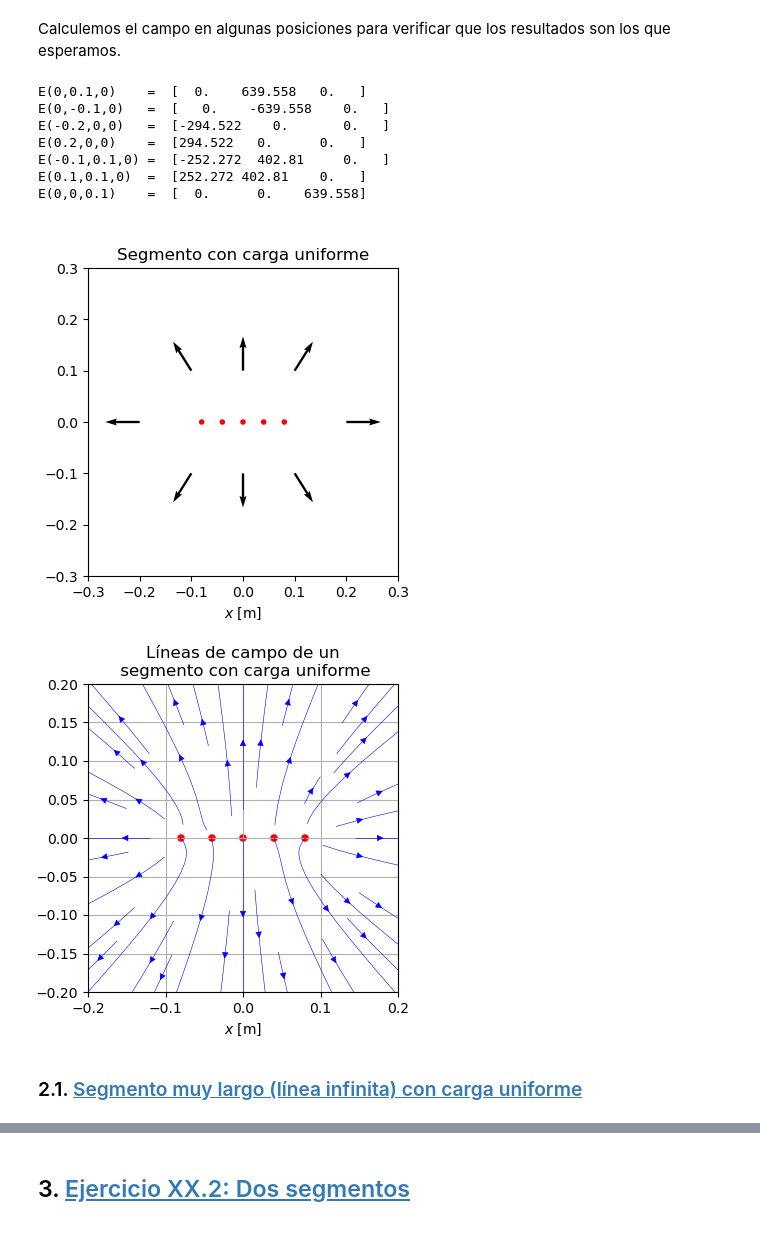
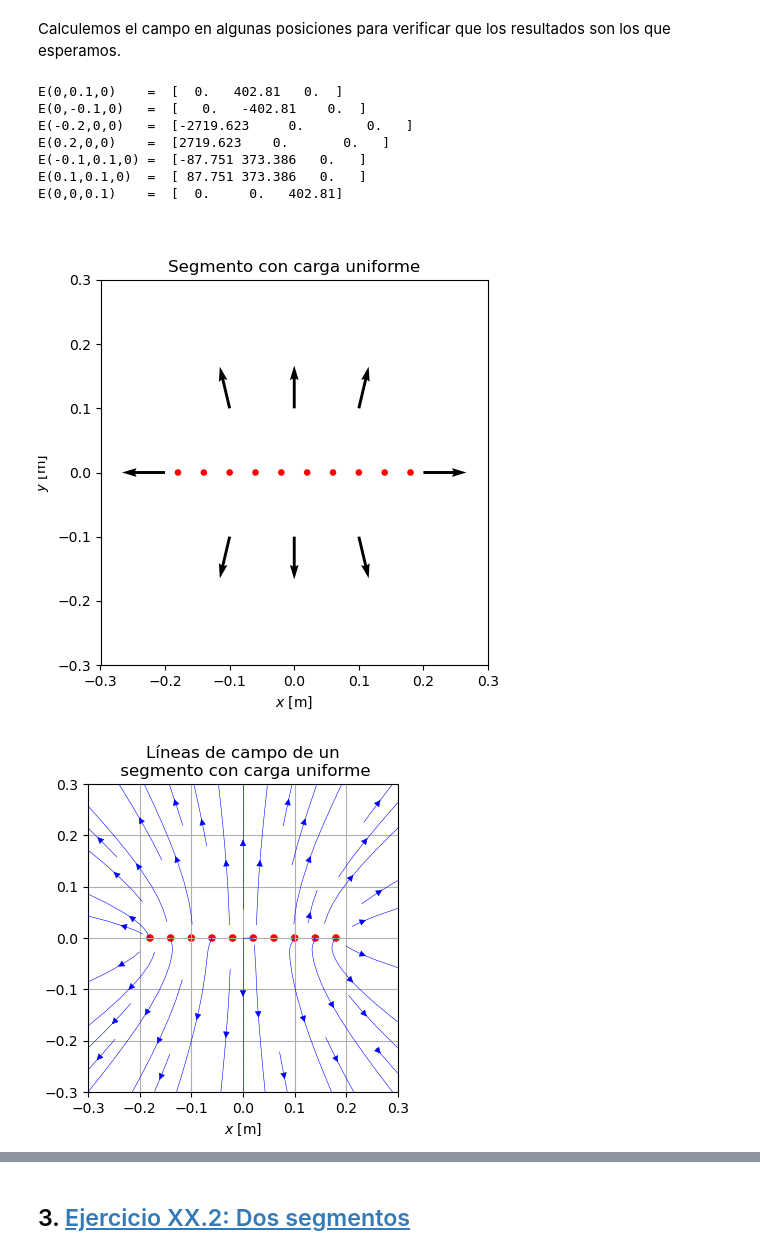
Before and after one commit to epplugins/UTN, a Jupyter notebook: electromagnetismo/em02_distribuciones_continuas.ipynb, the cells around one changed output, grey strips where cells are left out. Drawn from its saved outputs; the diff is of its cells as text; code cells hidden in the pictures.

```diff
--- a/electromagnetismo/em02_distribuciones_continuas.ipynb
+++ b/electromagnetismo/em02_distribuciones_continuas.ipynb
@@ -136,9 +136,9 @@ Segmento de longitud $L$, ubicado sobre el eje $x$, centrado en el origen y con
 # Carga total del objeto:
 Qtotal = 1E-9
 # Longitud del segmento (en m):
-L = 20E-2
+L = 40E-2
 # Número de cargas en que se divide el cuerpo extenso:
-N = 5
+N = 10
 
 dq = Qtotal/N
 # Separación entre cargas:
@@ -160,21 +167,19 @@ print("E(-0.1,0.1,0) = ", np.round(E(-0.1,0.1,0,Q), decimals=3))
 print("E(0.1,0.1,0)  = ", np.round(E(0.1,0.1,0,Q), decimals=3))
 print("E(0,0,0.1)    = ", np.round(E(0,0,0.1,Q), decimals=3))
 # %% [output]
-E(0,0.1,0)    =  [  0.    639.558   0.   ]
-E(0,-0.1,0)   =  [   0.    -639.558    0.   ]
-E(-0.2,0,0)   =  [-294.522    0.       0.   ]
-E(0.2,0,0)    =  [294.522   0.      0.   ]
-E(-0.1,0.1,0) =  [-252.272  402.81     0.   ]
-E(0.1,0.1,0)  =  [252.272 402.81    0.   ]
-E(0,0,0.1)    =  [  0.      0.    639.558]
+E(0,0.1,0)    =  [  0.   402.81   0.  ]
+E(0,-0.1,0)   =  [   0.   -402.81    0.  ]
+E(-0.2,0,0)   =  [-2719.623     0.        0.   ]
+E(0.2,0,0)    =  [2719.623    0.       0.   ]
+E(-0.1,0.1,0) =  [-87.751 373.386   0.   ]
+E(0.1,0.1,0)  =  [ 87.751 373.386   0.   ]
+E(0,0,0.1)    =  [  0.     0.   402.81]
 # %%
 X = [[0,0.1,0],[0,-0.1,0],[-0.2,0,0],[0.2,0,0],[-0.1,0.1,0],[0.1,0.1,0],[-0.1,-0.1,0],[0.1,-0.1,0]]
 em.plotEfvector(E, Q, X, limites=[-0.3,0.3,-0.3,0.3], title="Segmento con carga uniforme", scale=10)
 # %% [output]
-[figure, old version]
+[figure, new version]
 # %%
-em.plotEf(E, Q, dx=0.2, density=0.5, title='Líneas de campo de un\n segmento con carga uniforme')
+em.plotEf(E, Q, dx=0.3, density=0.5, title='Líneas de campo de un\n segmento con carga uniforme')
 # %% [output]
-[figure, old version]
+[figure, new version]
-# %% [markdown]
-### 2.1. <a id='toc2_1_'></a>[Segmento muy largo (línea infinita) con carga uniforme](#toc0_)
```
Also changed, not shown: parts of 14 cells of this notebook, 2 other files.
